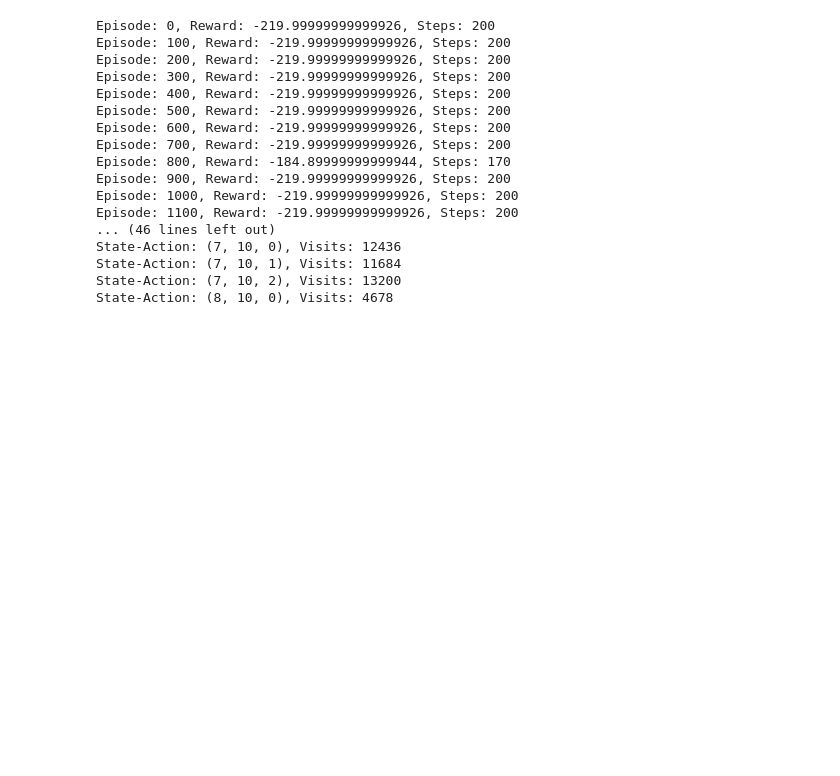
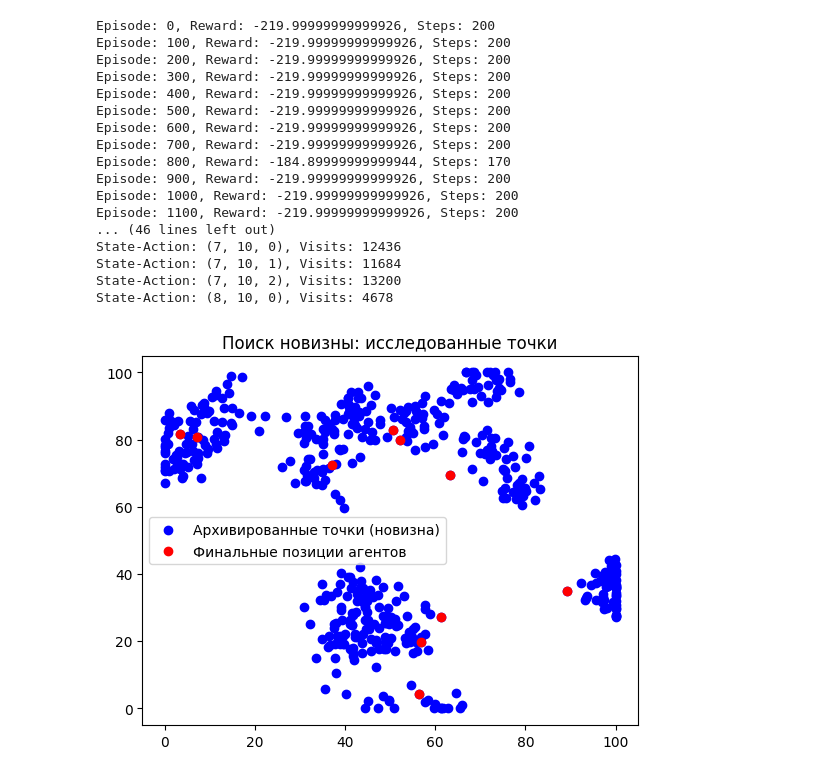
Before and after one commit to litvinovmitch11/rl-novelty-seeking, a Jupyter notebook: notebook.ipynb, the cells around one changed output. Cells and saved outputs as stored; diff of their text form; code cells hidden in the pictures; blank space fills up the shorter version.

```diff
--- a/notebook.ipynb
+++ b/notebook.ipynb
@@ -122,3 +123,54 @@ State-Action: (7, 10, 0), Visits: 12436
 State-Action: (7, 10, 1), Visits: 11684
 State-Action: (7, 10, 2), Visits: 13200
 State-Action: (8, 10, 0), Visits: 4678
+# %%
+# Определение области поиска
+SPACE_SIZE = 100  # Размер пространства
+NUM_AGENTS = 10  # Количество агентов
+STEPS = 50  # Количество шагов для обучения
+NOVELTY_THRESHOLD = 5  # Минимальная "новизна" для вознаграждения
+
+# Функция для расчета расстояния между двумя точками
+def distance(p1, p2):
+    return np.linalg.norm(np.array(p1) - np.array(p2))
+
+# Функция для расчета "новизны" точки (на основе расстояния до прошлых состояний)
+def calculate_novelty(position, archive):
+    distances = [distance(position, past_position) for past_position in archive]
+    if len(distances) == 0:
+        return float('inf')  # Если архив пустой, это всегда новая точка
+    return np.mean(distances)  # Новизна — среднее расстояние до всех пройденных точек
+
+# Инициализация агентов и архива
+agents = [np.random.uniform(0, SPACE_SIZE, size=(2,)) for _ in range(NUM_AGENTS)]
+archive = []  # Архив для хранения уже посещенных точек
+
+# Основной цикл обучения
+for step in range(STEPS):
+
+    # Для каждого агента: переместиться и оценить новизну
+    for i, agent in enumerate(agents):
+        # Генерация случайного перемещения агента
+        move = np.random.uniform(-5, 5, size=(2,))
+        new_position = np.clip(agent + move, 0, SPACE_SIZE)  # Убедимся, что остаемся в пределах пространства
+
+        # Оценка новизны нового положения
+        novelty = calculate_novelty(new_position, archive)
+
+        # Если точка достаточно новая, сохраняем её в архив
+        if novelty > NOVELTY_THRESHOLD:
+            archive.append(new_position)
+
+        # Обновляем положение агента
+        agents[i] = new_position
+
+# Визуализация
+archive = np.array(archive)
+agents = np.array(agents)
+plt.scatter(archive[:, 0], archive[:, 1], c="blue", label="Архивированные точки (новизна)")
+plt.scatter(agents[:, 0], agents[:, 1], c="red", label="Финальные позиции агентов")
+plt.title("Поиск новизны: исследованные точки")
+plt.legend()
+plt.show()
+# %% [output]
+[figure, added]
```
Also changed, not shown: parts of 1 cell of this notebook.
